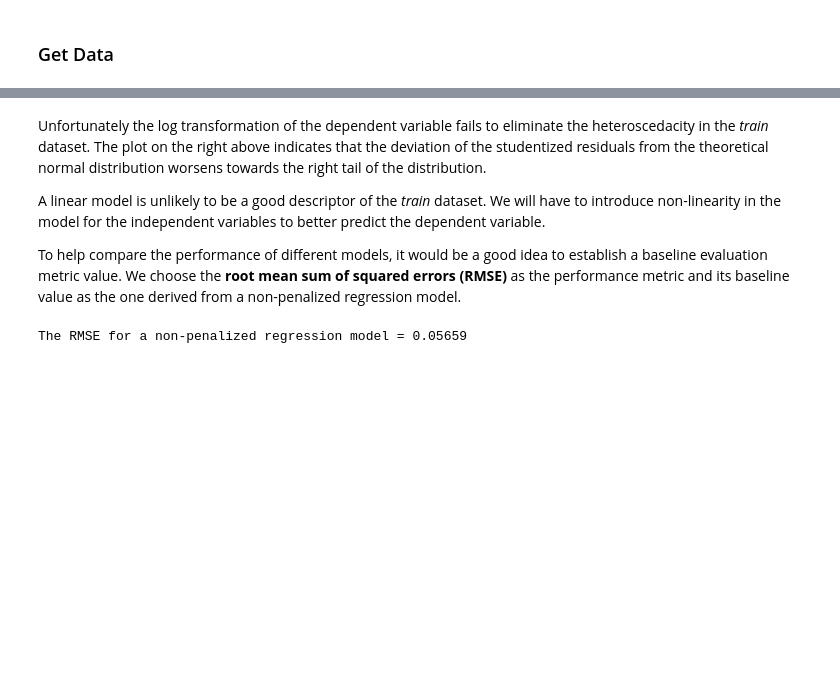
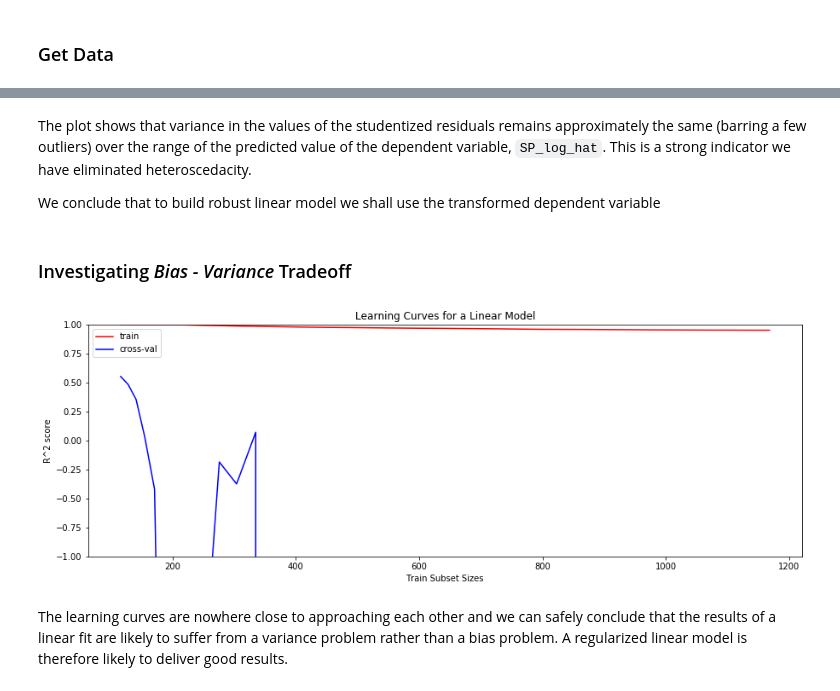
Before and after one commit to sanjeevgadre/Kaggle-Ames, a Jupyter notebook: Python/scripts/Part-II-Linear-Models.ipynb, the cells around one changed output, grey strips where cells are left out. Cells and saved outputs as stored; diff of their text form; code cells hidden in the pictures; blank space fills up the shorter version.

```diff
--- a/Python/scripts/Part-II-Linear-Models.ipynb
+++ b/Python/scripts/Part-II-Linear-Models.ipynb
@@ -65,15 +54,29 @@ plt.show()
-# %% [markdown]
-Unfortunately the log transformation of the dependent variable fails to eliminate the heteroscedacity in the <i>train</i> dataset. The plot on the right above indicates that the deviation of the studentized residuals from the theoretical normal distribution worsens towards the right tail of the distribution.
-
-A linear model is unlikely to be a good descriptor of the <i>train</i> dataset. We will have to introduce non-linearity in the model for the independent variables to better predict the dependent variable.
-
-To help compare the performance of different models, it would be a good idea to establish a baseline evaluation metric value. We choose the <b>root mean sum of squared errors (RMSE)</b> as the performance metric and its baseline value as the one derived from a non-penalized regression model.
-# %%
-from sklearn.model_selection import train_test_split
-
-X_train, X_val, y_train, y_val = train_test_split(train, SalePrice, random_state = 1970)
-model = LinearRegression().fit(X_train, y_train)
-val_error = model.score(X_val, y_val)
-print('The RMSE for a non-penalized regression model =', (val_error**1/2).round(5))
-# %% [output]
-The RMSE for a non-penalized regression model = 0.05659
+# %% [markdown]
+The plot shows that variance in the values of the studentized residuals remains approximately the same (barring a few outliers) over the range of the predicted value of the dependent variable, <code>SP_log_hat</code>. This is a strong indicator we have eliminated heteroscedacity.
+
+We conclude that to build robust linear model we shall use the transformed dependent variable
+# %% [markdown]
+### Investigating <i>Bias - Variance</i> Tradeoff
+# %%
+from sklearn.model_selection import train_test_split, learning_curve
+
+train_sizes, train_scores, val_scores = learning_curve(LinearRegression(), train, SP_log,
+                                                       train_sizes = np.logspace(-1, 0, 25), shuffle = True,
+                                                       random_state = 1970,
+                                                       scoring = 'r2')
+
+plt.figure(figsize = (15, 5))
+
+plt.plot(train_sizes, train_scores.mean(axis = 1), color = 'red', label = 'train')
+plt.plot(train_sizes, val_scores.mean(axis = 1), color = 'blue', label = 'cross-val')
+plt.legend()
+plt.xlabel('Train Subset Sizes')
+plt.ylabel('R^2 score')
+plt.ylim((-1, 1))
+plt.title('Learning Curves for a Linear Model')
+
+plt.show()
+# %% [output]
+[figure, added]
+# %% [markdown]
+The learning curves are nowhere close to approaching each other and we can safely conclude that the results of a linear fit are likely to suffer from a variance problem rather than a bias problem. A regularized linear model is therefore likely to deliver good results.
```
Also changed, not shown: parts of 5 cells of this notebook, 1 other file.
